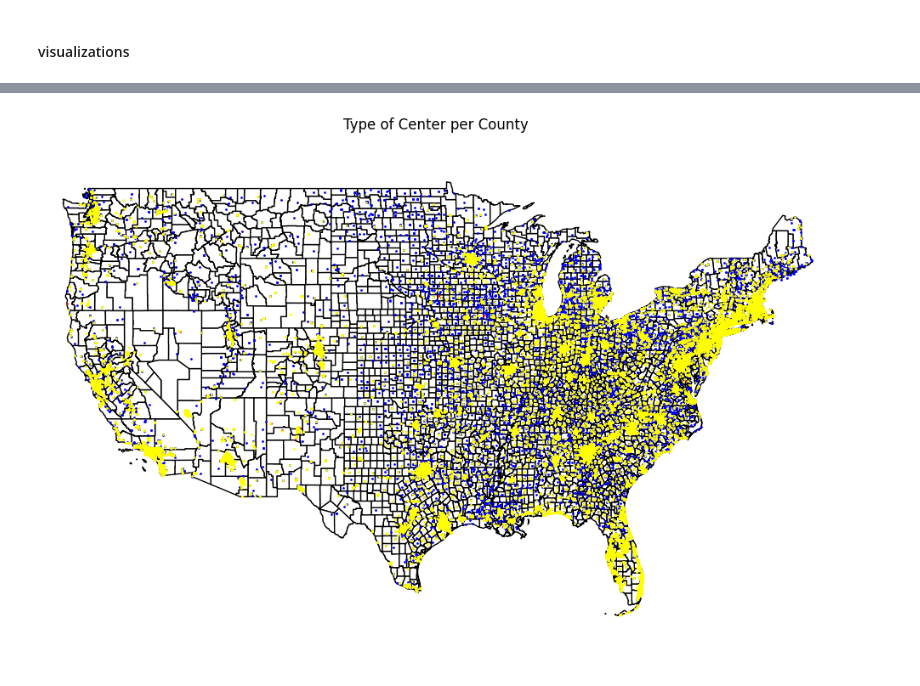
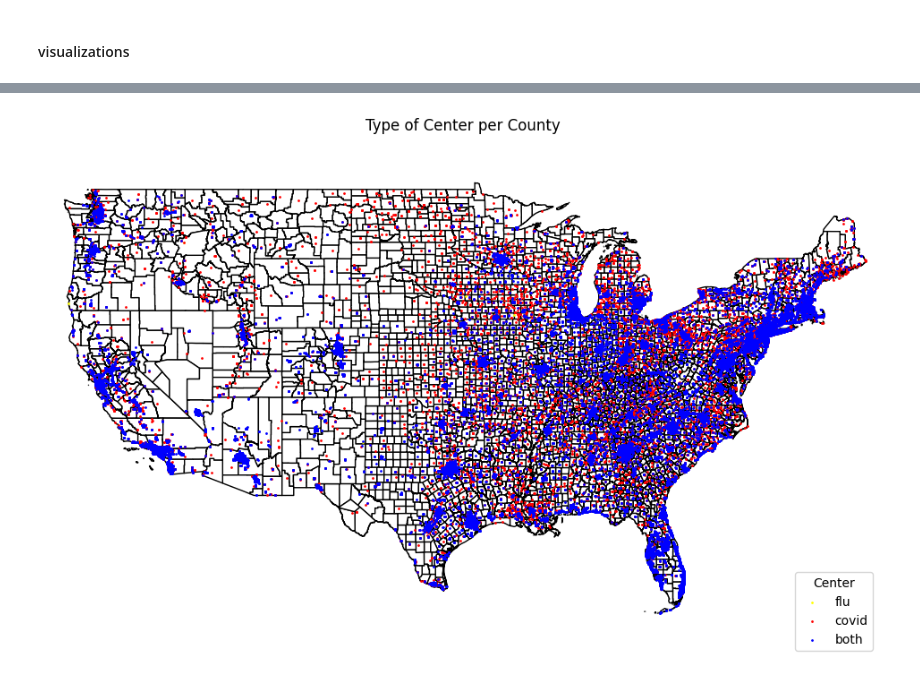
Before and after one commit to youribenadjaoud/mph-thesis, a Jupyter notebook: src/notebooks/county_level.ipynb, the cells around one changed output, grey strips where cells are left out. Cells and saved outputs as stored; diff of their text form; code cells hidden in the pictures.

```diff
--- a/src/notebooks/county_level.ipynb
+++ b/src/notebooks/county_level.ipynb
@@ -18,7 +16,7 @@ year_list = [2020]
 # %%
 states_list = [
     "AL",
-    "AK",
+    #"AK",
     "AZ",
     "AR",
     "CA",
@@ -27,7 +25,7 @@ states_list = [
     "DE",
     "FL",
     "GA",
-    "HI",
+    #"HI",
     "ID",
     "IL",
     "IN",
@@ -381,3 +387,9 @@ us_map = gpd.read_file("../../data/us_map/cb_2018_us_county_5m.shp")
+# %%
+# import county-level shp files from: https://www.census.gov/geographies/mapping-files/time-series/geo/carto-boundary-file.html
+
+us_map = gpd.read_file("../../data/map/usa/cb_2018_us_county_500k.shp")
+alaska_map = gpd.read_file('../../data/map/alaska/tl_2018_02_cousub.shp')
+hawaii_map = gpd.read_file('../../data/map/hawaii/tl_2016_15_cousub.shp')
 # %% [markdown]
 #### data cleaning and manipulation
 # %%
@@ -717,20 +853,20 @@ plt.show()
 # %%
-# map flu, covid, both centers onto map
+# plot flu, covid, both centers onto map
 
-center_colors = {"flu": "red", "covid": "blue", "both": "yellow"}
+center_colors = {"flu": "yellow", "covid": "red", "both": "blue"}
 
-# Map the centers onto the US map
 ax = us_map.plot(color="white", edgecolor="black", figsize=(12, 8))
 for center, color in center_colors.items():
-    gdf[gdf["center"] == center].plot(ax=ax, color=color, markersize=1)
+    gdf[gdf["center"] == center].plot(ax=ax, color=color, markersize=1, label=center)
 
+ax.legend(title="Center", loc="lower right")
 ax.set_title("Type of Center per County")
 ax.set_axis_off()
 
 ax.set_xlim([-126, -66])
 ax.set_ylim([22, 52])
 
 
 plt.show()
 # %% [output]
-[figure, old version]
+[figure, new version]
```
Also changed, not shown: parts of 54 cells of this notebook.
